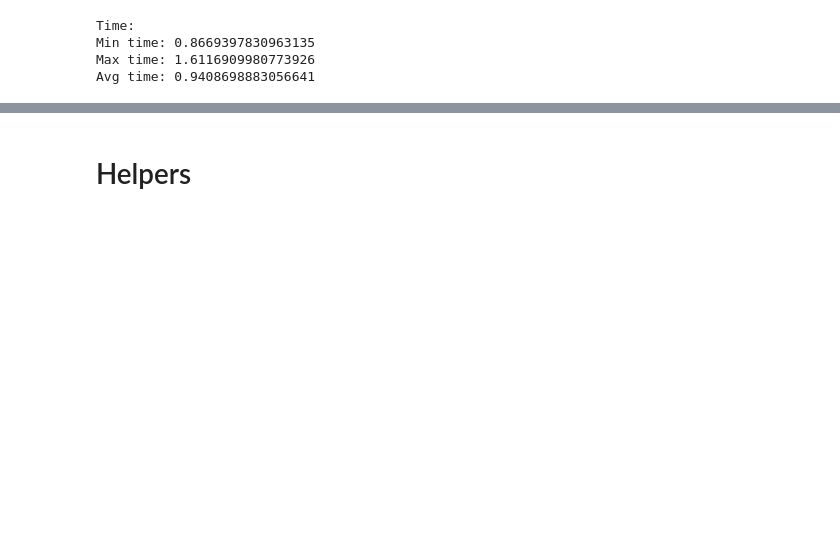
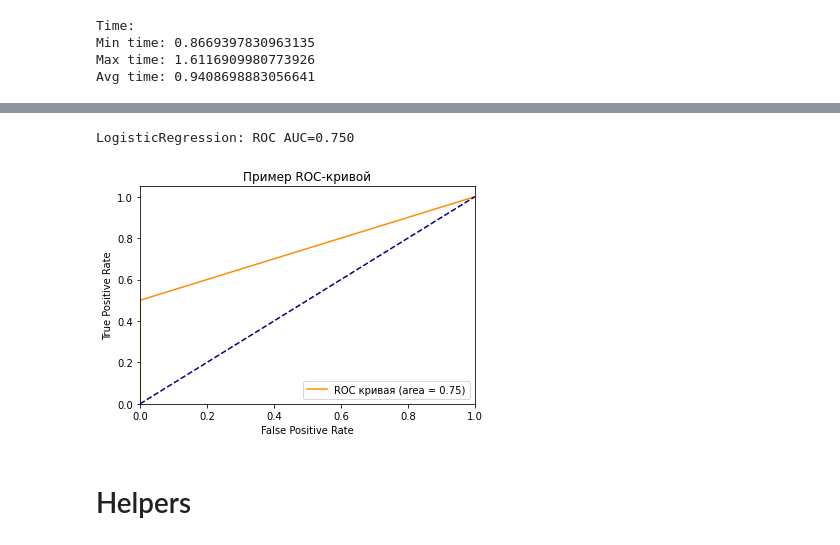
Before and after one commit to Feodoros/ForensicGenderSex, a Jupyter notebook: testing_models.ipynb, the cells around one changed output, grey strips where cells are left out. Cells and saved outputs as stored; diff of their text form; code cells hidden in the pictures; blank space fills up the shorter version.

```diff
--- a/TestingModels.ipynb
+++ b/testing_models.ipynb
@@ -431,3 +594,29 @@ get_res_fairface('TestDataset/CroppedFaces/0/76_f.jpg')
+# %%
+testy = [1, 1, 0, 0]
+# получаем предказания
+lr_probs = np.array([[0.7,0.0], [0,1], [1, 0], [1, 0]])
+# сохраняем вероятности только для положительного исхода
+lr_probs = lr_probs[:, 1]
+# рассчитываем ROC AUC
+lr_auc = roc_auc_score(testy, lr_probs)
+print('LogisticRegression: ROC AUC=%.3f' % (lr_auc))
+# рассчитываем roc-кривую
+fpr, tpr, treshold = roc_curve(testy, lr_probs)
+roc_auc = auc(fpr, tpr)
+# строим график
+plt.plot(fpr, tpr, color='darkorange',
+         label='ROC кривая (area = %0.2f)' % roc_auc)
+plt.plot([0, 1], [0, 1], color='navy', linestyle='--')
+plt.xlim([0.0, 1.0])
+plt.ylim([0.0, 1.05])
+plt.xlabel('False Positive Rate')
+plt.ylabel('True Positive Rate')
+plt.title('Пример ROC-кривой')
+plt.legend(loc="lower right")
+plt.show()
+# %% [output]
+LogisticRegression: ROC AUC=0.750
+[figure, added]
 # %% [markdown]
 # Helpers
 # %%
```
Also changed, not shown: parts of 79 cells of this notebook.
